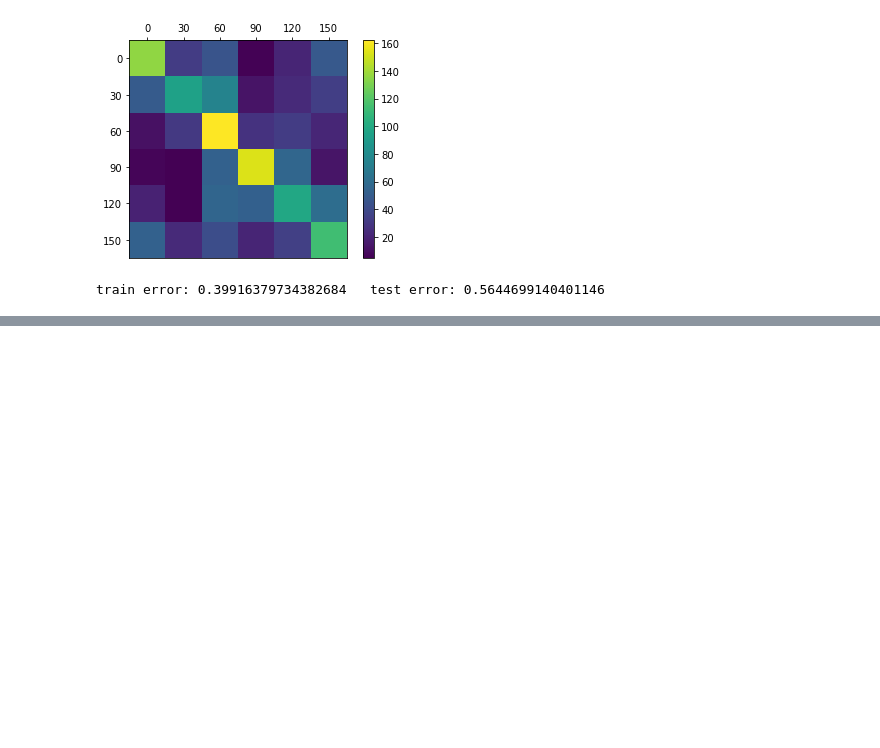
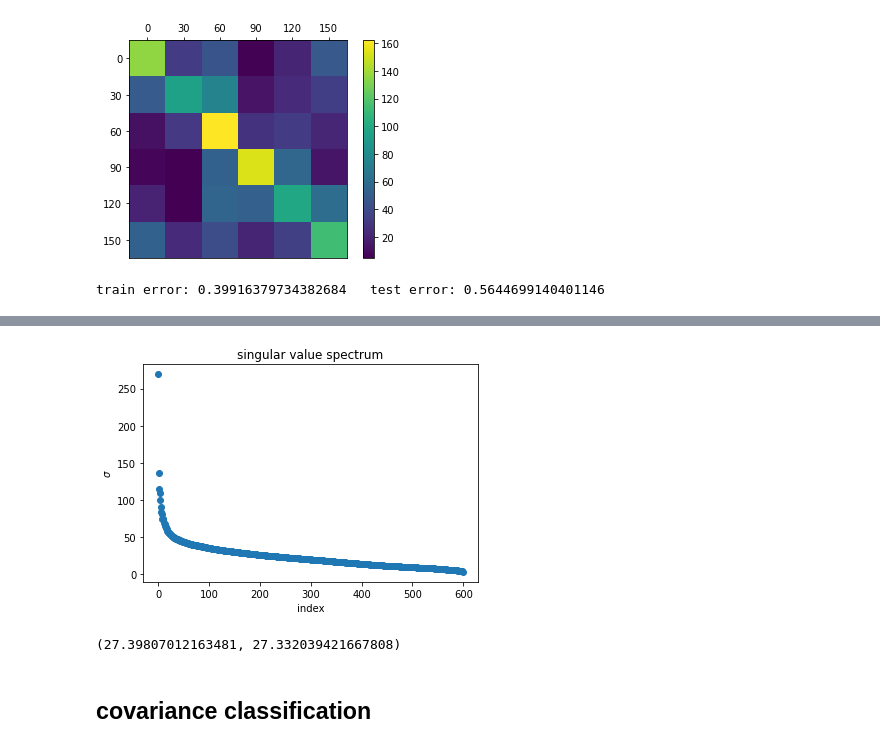
Before and after one commit to AlexTMallen/spectral-spectrum-sparse-analysis, a Jupyter notebook: allenSDK/visual_coding.ipynb, the cells around one changed output, grey strips where cells are left out. Saved outputs shown, nothing was run; the diff lists cells and outputs as text; code cells hidden in the pictures; blank space fills up the shorter version.

Commit message:
natural image classification

```diff
--- a/allenSDK/visual_coding.ipynb
+++ b/allenSDK/visual_coding.ipynb
@@ -490,0 +521,4 @@ train error: 0.39916379734382684   test error: 0.5644699140401146
+# %%
+label_set = np.random.choice(np.arange(118), 118, replace=False)
+filtered_stims = stims[list(frame in label_set for frame in stims.frame)]
+filtered_stims.shape
@@ -490,0 +542,24 @@ train error: 0.39916379734382684   test error: 0.5644699140401146
+# %%
+num_bins = 10
+stim_duration = filtered_stims.duration.min()  # minimum so that none of the recording periods are overlapping
+bin_edges = np.linspace(0, stim_duration, num_bins + 1)
+counts = session.presentationwise_spike_counts(bin_edges=bin_edges,
+                                               stimulus_presentation_ids=filtered_stims.index,
+                                               unit_ids=unit_ids)
+# %%
+Xall = np.reshape(np.array(counts), (counts.shape[0], num_bins * len(unit_ids)))
+labels = np.array(list(filtered_stims.frame))
+
+# train test split
+train_frac = 0.7
+train_idxs = np.array([], dtype=int)
+test_idxs = np.array([], dtype=int)
+for label in label_set:
+    matches = np.nonzero(labels == label)[0]
+    np.random.shuffle(matches)
+    train_idxs = np.concatenate([train_idxs, matches[:int(train_frac * len(matches))]])
+    test_idxs = np.concatenate([test_idxs, matches[int(train_frac * len(matches)):]])
+# %%
+Xc_train = Xall[train_idxs] - np.mean(Xall[train_idxs], axis=0, keepdims=True)
+Xc_test = Xall[test_idxs] - np.mean(Xall[test_idxs], axis=0, keepdims=True)
+U, S, Vh = np.linalg.svd(Xc_train, full_matrices=False)
@@ -490,0 +589,16 @@ train error: 0.39916379734382684   test error: 0.5644699140401146
+# %%
+%matplotlib inline
+plt.figure()
+plt.scatter(np.arange(len(S)), S)
+plt.xlabel("index")
+plt.ylabel("$\sigma$")
+plt.title("singular value spectrum")
+plt.show()
+# %% [output]
+[figure, added]
+# %%
+S[183], S[184]
+# %% [output]
+(27.39807012163481, 27.332039421667808)
+# %% [markdown]
+## covariance classification
```
Also changed, not shown: parts of 22 cells of this notebook.
